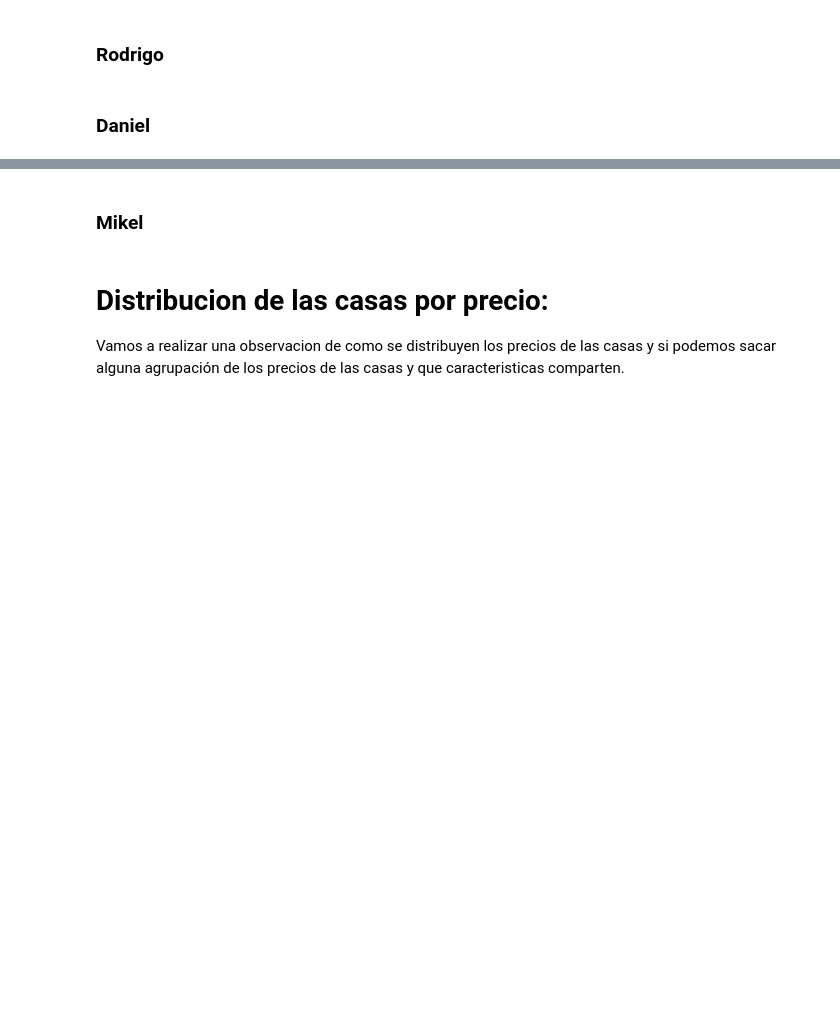
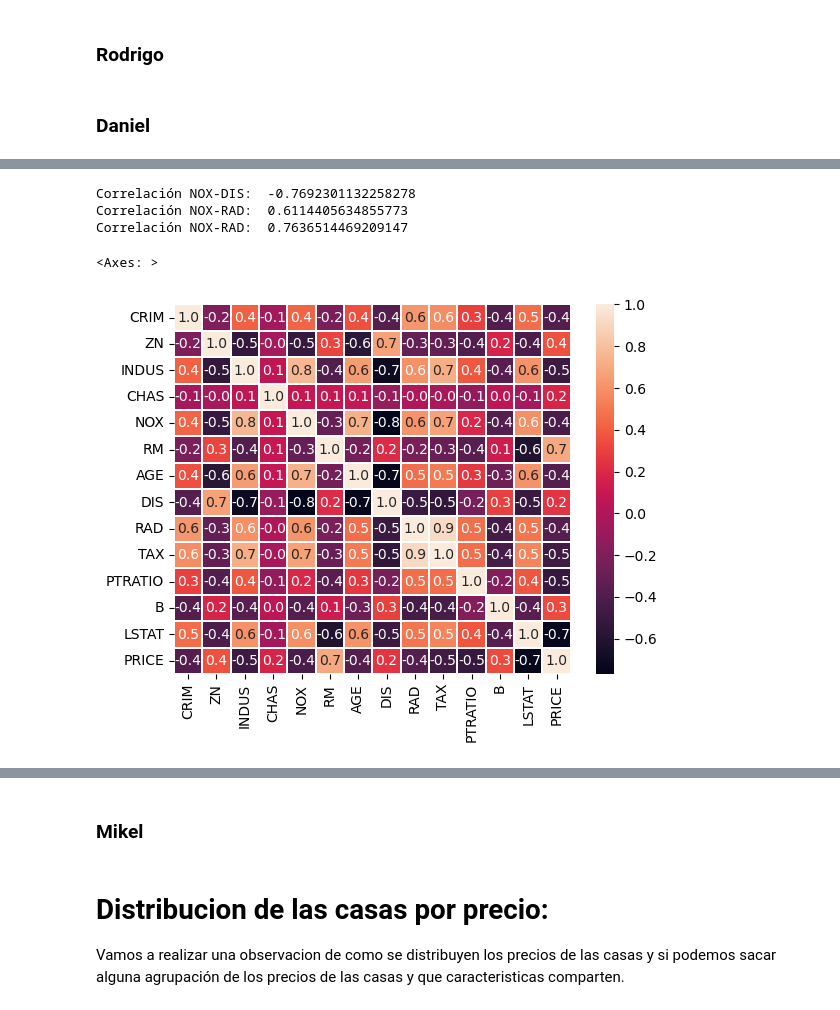
Before and after one commit to amejosecar/boston_DSPT, a Jupyter notebook: boston_requerimiento.ipynb, the cells around one changed output, grey strips where cells are left out. Cells and saved outputs as stored; diff of their text form; code cells hidden in the pictures; blank space fills up the shorter version.

Commit message:
añadido mi resumen a boston_requerimiento

```diff
--- a/boston_requerimiento.ipynb
+++ b/boston_requerimiento.ipynb
@@ -106,0 +116,12 @@ No se observan valores faltantes por lo tanto no es necesario , a priori, hacer
+# %%
+df_boston = pd.DataFrame(data)
+print(f"Correlación NOX-DIS: ",df_boston["NOX"].corr(df_boston["DIS"]))
+print(f"Correlación NOX-RAD: ",df_boston["NOX"].corr(df_boston["RAD"]))
+print(f"Correlación NOX-RAD: ",df_boston["NOX"].corr(df_boston["INDUS"]))
+sns.heatmap(df_boston.corr(),annot=True, fmt=".1f", linewidths="0.2")
+# %% [output]
+Correlación NOX-DIS:  -0.7692301132258278
+Correlación NOX-RAD:  0.6114405634855773
+Correlación NOX-RAD:  0.7636514469209147
+<Axes: >
+[figure, added]
```
Also changed, not shown: parts of 9 cells of this notebook.
